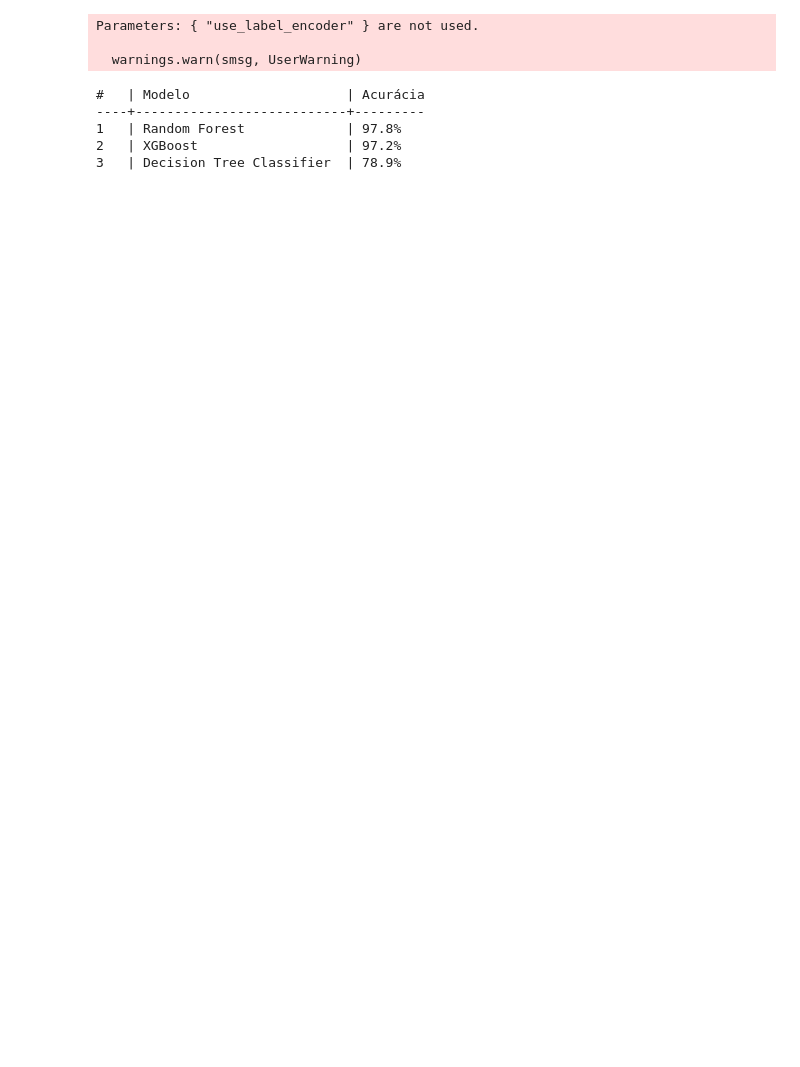
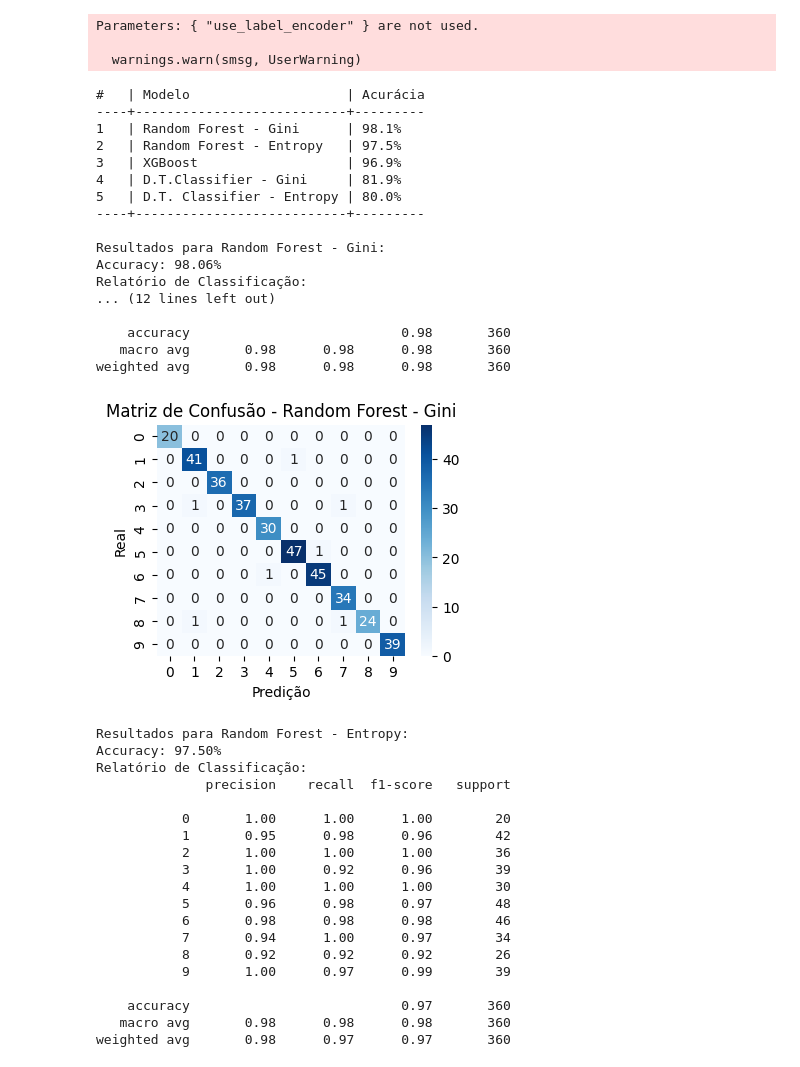
Before and after one commit to gonzae82/mba-deeplearning-iad-006-2024-public, a Jupyter notebook: notebooks/trabalho.ipynb, the cells around one changed output. Cells and saved outputs as stored; diff of their text form; code cells hidden in the pictures; blank space fills up the shorter version.

Commit message:
+modelo

```diff
--- a/notebooks/trabalho.ipynb
+++ b/notebooks/trabalho.ipynb
@@ -105,10 +140,5 @@ y_pred_rf=rf.predict(X_test)
 # %%
-# Função para avaliar múltiplos modelos e retornar o melhor desempenho
-from sklearn.metrics import accuracy_score, classification_report, confusion_matrix
-import seaborn as sns
-import matplotlib.pyplot as plt
-
-# Função para avaliar múltiplos modelos e retornar o melhor desempenho
+# Função para avaliar os modelos e o melhor desempenho
 def evaluate_models(models_dict):
     # Armazenar os resultados de todos os modelos
     results_summary = []
@@ -130,24 +160,24 @@ def evaluate_models(models_dict):
     # Ordenar os resultados por acurácia em ordem decrescente
     results_summary.sort(key=lambda x: x['accuracy'], reverse=True)
 
-    # Criar um array formatado com os resultados
-    results_array = []
+    # Selecionar o melhor modelo
+    best_model = results_summary[0]
+    best_model_name = best_model['model_name']
+    best_accuracy = best_model['accuracy']
+
+    # Imprimir o array de resultados com cabeçalhos e bordas
+    print("#   | Modelo                    | Acurácia")
+    print("----+---------------------------+---------")
     for i, result in enumerate(results_summary):
         ranking = i + 1
         model_name = result['model_name']
         accuracy = result['accuracy'] * 100.0
-        results_array.append(f"{ranking:<3} | {model_name:<25} | {accuracy:.1f}%")
-
-    # Imprimir o array de resultados com cabeçalhos e bordas
-    print("#   | Modelo                    | Acurácia")
+        print(f"{ranking:<4}| {model_name:<25} | {accuracy:.1f}%")
     print("----+---------------------------+---------")
-    for result in results_array:
-        print(result)
-
     # Imprimir e visualizar os resultados dos modelos restantes
-    for result in results_summary[3:]:
+    for result in results_summary:
         model_name = result['model_name']
-        print(f"Resultados para {model_name}:")
+        print(f"\nResultados para {model_name}:")
         print("Accuracy: %.2f%%" % (result['accuracy'] * 100.0))
         print("Relatório de Classificação:")
         print(result['classification_report'])
@@ -161,23 +191,56 @@ def evaluate_models(models_dict):
         plt.ylabel('Real')
         plt.show()
 
-    return results_summary
+    return best_model_name, best_accuracy, results_summary
 # %%
-################
+#################
 #Avaliar Modelos
-#Posso avaliar os modelos com entropy ou gini
-################
+#################
 
 models_dict = {
-    "Decision Tree Classifier": (clf, y_test, y_pred_clf),
+    "D.T. Classifier - Entropy": (modelo_clf_entropy, y_test, y_pred_clf_entropy),
+    "D.T.Classifier - Gini": (modelo_clf_gini, y_test, y_pred_clf_gini),
     "XGBoost": (xgb, y_test, y_pred_xgb),
-    "Random Forest": (rf, y_test, y_pred_rf)
+    "Random Forest - Entropy": (modelo_rf_entropy, y_test, y_pred_rf_entropy),
+    "Random Forest - Gini": (modelo_rf_gini, y_test, y_pred_rf_gini),
 }
 
 best_model_name, best_accuracy, results_summary = evaluate_models(models_dict)
 # %% [output]
 #   | Modelo                    | Acurácia
 ----+---------------------------+---------
-1   | Random Forest             | 97.8%
-2   | XGBoost                   | 97.2%
-3   | Decision Tree Classifier  | 78.9%
+1   | Random Forest - Gini      | 98.1%
+2   | Random Forest - Entropy   | 97.5%
+3   | XGBoost                   | 96.9%
+4   | D.T.Classifier - Gini     | 81.9%
+5   | D.T. Classifier - Entropy | 80.0%
+----+---------------------------+---------
+
+Resultados para Random Forest - Gini:
+Accuracy: 98.06%
+Relatório de Classificação:
+... (12 lines left out)
+
+    accuracy                           0.98       360
+   macro avg       0.98      0.98      0.98       360
+weighted avg       0.98      0.98      0.98       360
+[figure, added]
+Resultados para Random Forest - Entropy:
+Accuracy: 97.50%
+Relatório de Classificação:
+              precision    recall  f1-score   support
+
+           0       1.00      1.00      1.00        20
+           1       0.95      0.98      0.96        42
+           2       1.00      1.00      1.00        36
+           3       1.00      0.92      0.96        39
+           4       1.00      1.00      1.00        30
+           5       0.96      0.98      0.97        48
+           6       0.98      0.98      0.98        46
+           7       0.94      1.00      0.97        34
+           8       0.92      0.92      0.92        26
+           9       1.00      0.97      0.99        39
+
+    accuracy                           0.97       360
+   macro avg       0.98      0.98      0.98       360
+weighted avg       0.98      0.97      0.97       360
```
Also changed, not shown: parts of 5 cells of this notebook, 1 other file.
